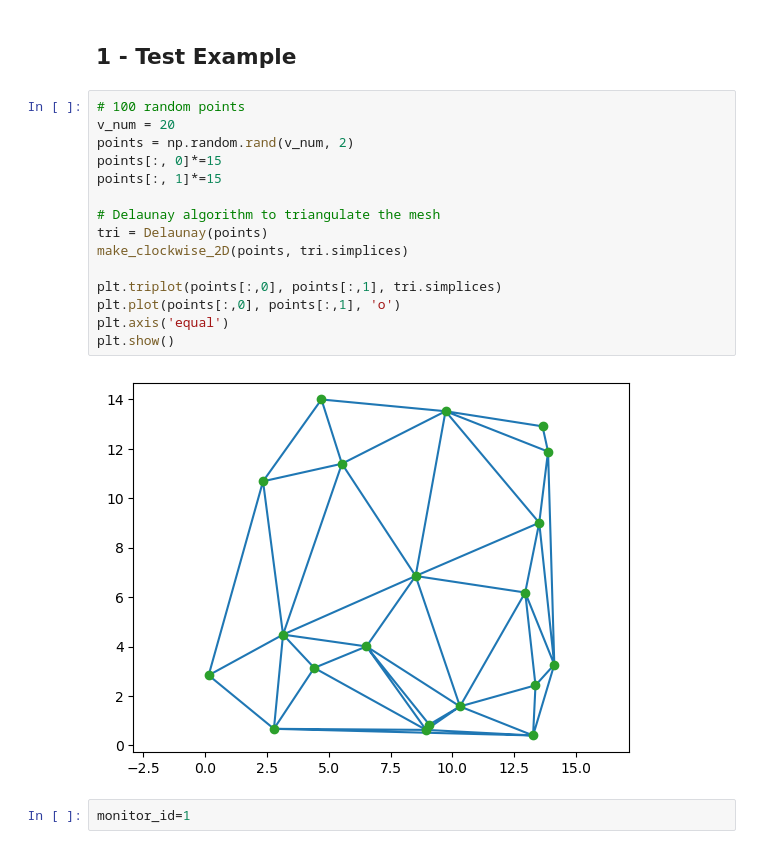
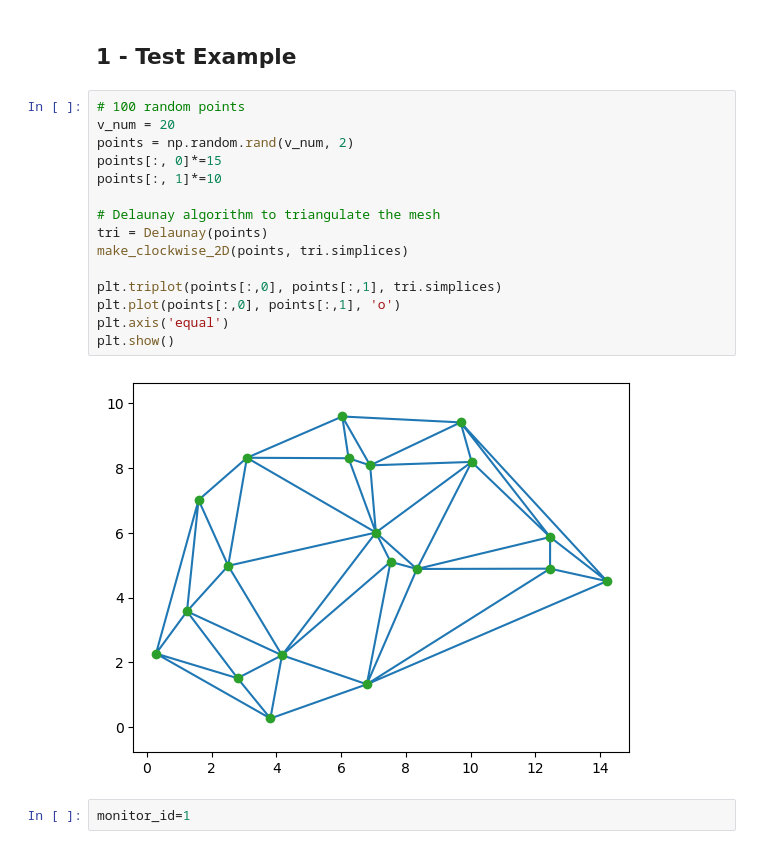
Before and after one commit to scyyc1/ED_Dissertation, a Jupyter notebook: Week 12/Week 12.ipynb, the cells around one changed output. Saved outputs shown, nothing was run; the diff lists cells and outputs as text.

```diff
--- a/Week 12/Week 12.ipynb
+++ b/Week 12/Week 12.ipynb
@@ -41,20 +41,20 @@ from scipy.spatial import Delaunay
 # %%
 # 100 random points
 v_num = 20
 points = np.random.rand(v_num, 2)
 points[:, 0]*=15
-points[:, 1]*=15
+points[:, 1]*=10
 
 # Delaunay algorithm to triangulate the mesh
 tri = Delaunay(points)
 make_clockwise_2D(points, tri.simplices)
 
 plt.triplot(points[:,0], points[:,1], tri.simplices)
 plt.plot(points[:,0], points[:,1], 'o')
 plt.axis('equal')
 plt.show()
 # %% [output]
-[figure, old version]
+[figure, new version]
 # %%
 monitor_id=1
 # %%
```
Also changed, not shown: parts of 4 cells of this notebook, 47 other files.
